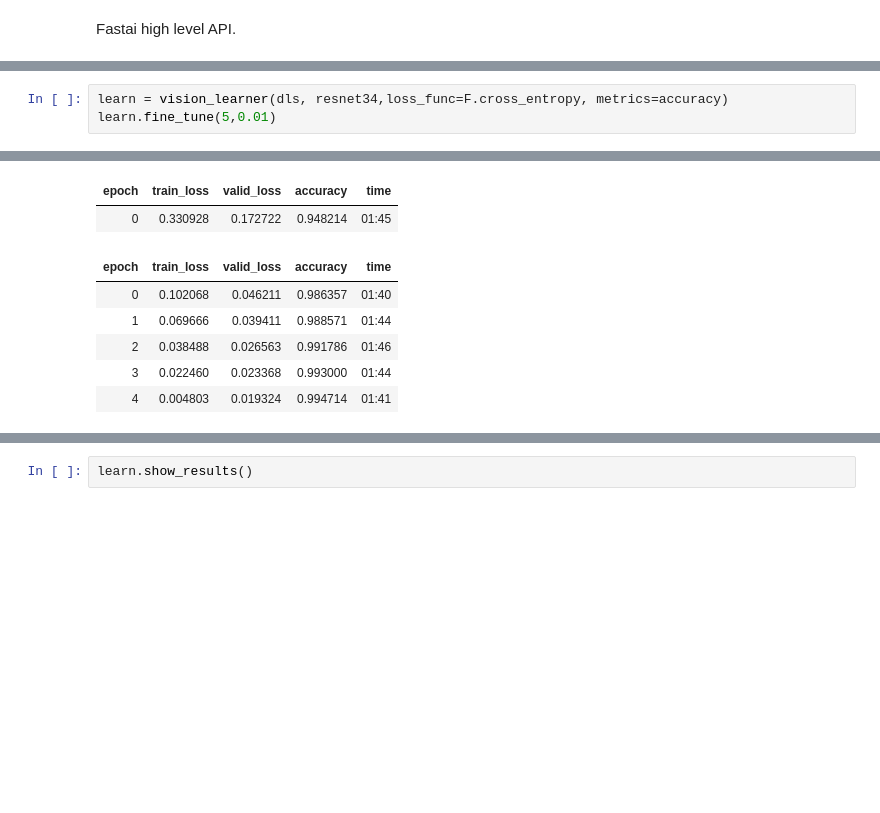
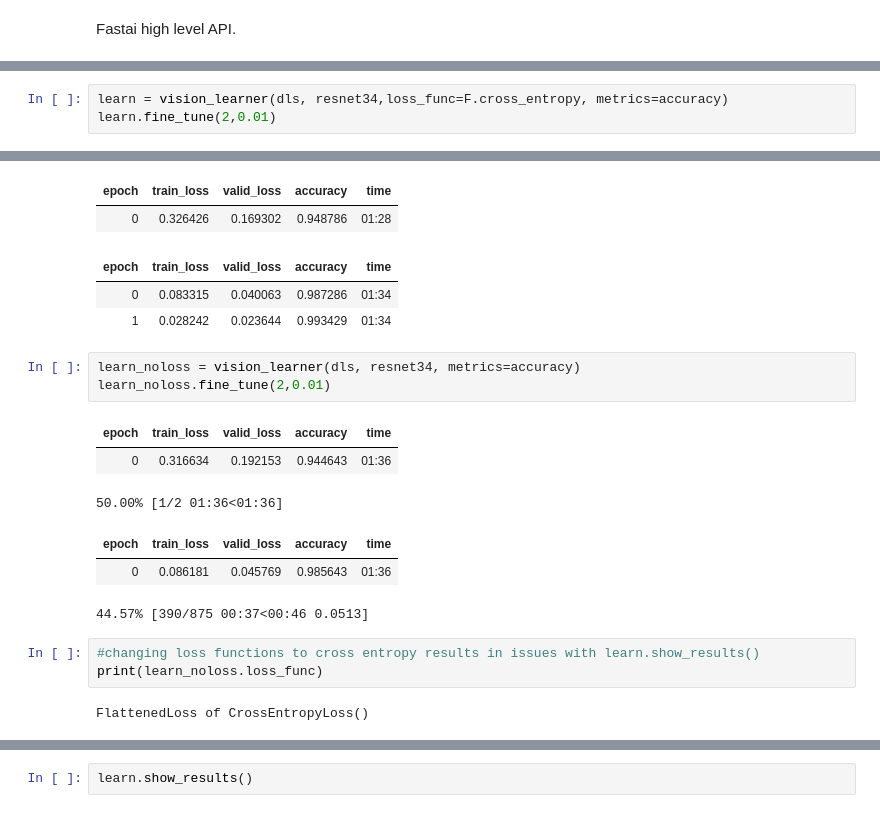
Before and after one commit to rubanzasilva/mnist_basics, a Jupyter notebook: a_mnist.ipynb, the cells around one changed output, grey strips where cells are left out. Cells and saved outputs as stored; diff of their text form; blank space fills up the shorter version.

```diff
--- a/a_mnist.ipynb
+++ b/a_mnist.ipynb
@@ -352,4 +354,4 @@ dls.show_batch()
 # %%
 learn = vision_learner(dls, resnet34,loss_func=F.cross_entropy, metrics=accuracy)
-learn.fine_tune(5,0.01)
+learn.fine_tune(2,0.01)
 # %% [output]
@@ -357,8 +358,20 @@ Downloading: "https://download.pytorch.org/models/resnet34-b627a593.pth" to /roo
 | epoch | train_loss | valid_loss | accuracy | time |
-| 0 | 0.330928 | 0.172722 | 0.948214 | 01:45 |
+| 0 | 0.326426 | 0.169302 | 0.948786 | 01:28 |
 | epoch | train_loss | valid_loss | accuracy | time |
-| 0 | 0.102068 | 0.046211 | 0.986357 | 01:40 |
-| 1 | 0.069666 | 0.039411 | 0.988571 | 01:44 |
-| 2 | 0.038488 | 0.026563 | 0.991786 | 01:46 |
-| 3 | 0.022460 | 0.023368 | 0.993000 | 01:44 |
-| 4 | 0.004803 | 0.019324 | 0.994714 | 01:41 |
+| 0 | 0.083315 | 0.040063 | 0.987286 | 01:34 |
+| 1 | 0.028242 | 0.023644 | 0.993429 | 01:34 |
+# %%
+learn_noloss = vision_learner(dls, resnet34, metrics=accuracy)
+learn_noloss.fine_tune(2,0.01)
+# %% [output]
+| epoch | train_loss | valid_loss | accuracy | time |
+| 0 | 0.316634 | 0.192153 | 0.944643 | 01:36 |
+50.00% [1/2 01:36<01:36]
+| epoch | train_loss | valid_loss | accuracy | time |
+| 0 | 0.086181 | 0.045769 | 0.985643 | 01:36 |
+44.57% [390/875 00:37<00:46 0.0513]
+# %%
+#changing loss functions to cross entropy results in issues with learn.show_results()
+print(learn_noloss.loss_func)
+# %% [output]
+FlattenedLoss of CrossEntropyLoss()
```
Also changed, not shown: parts of 14 cells of this notebook.
